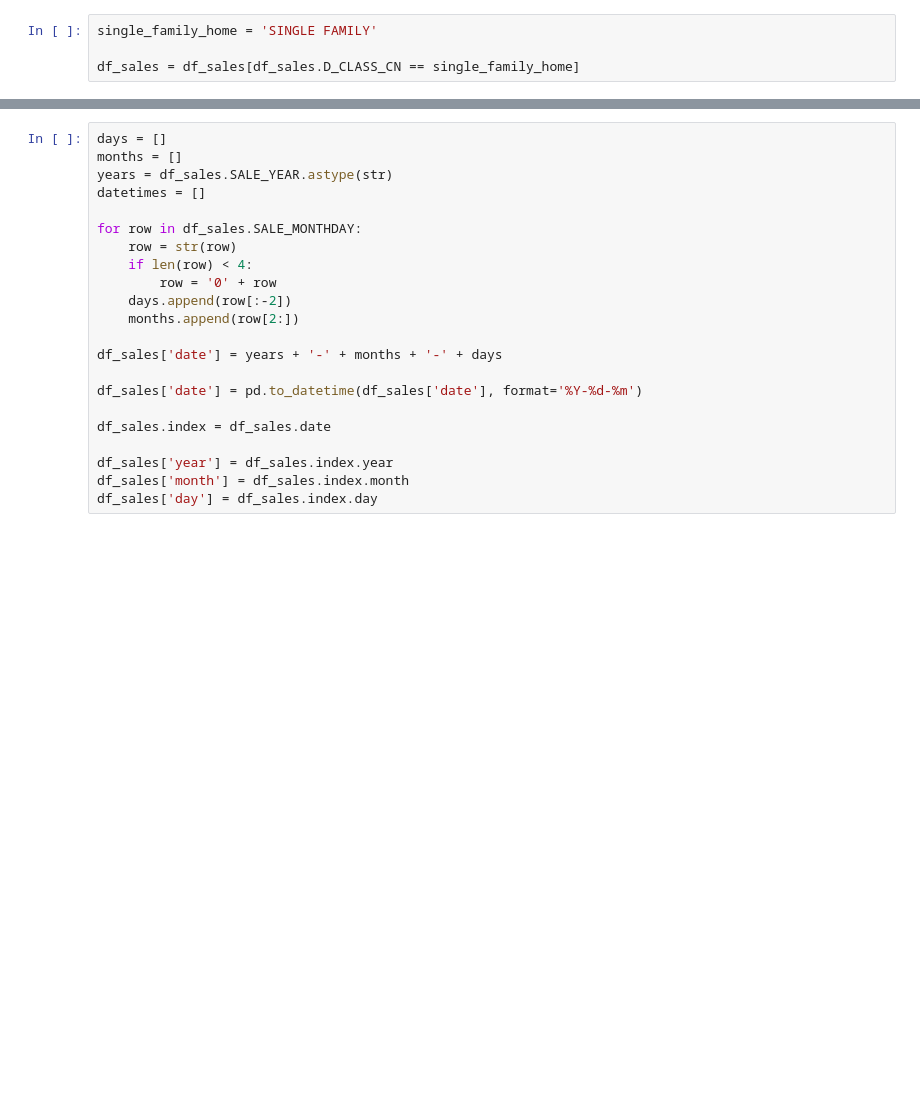
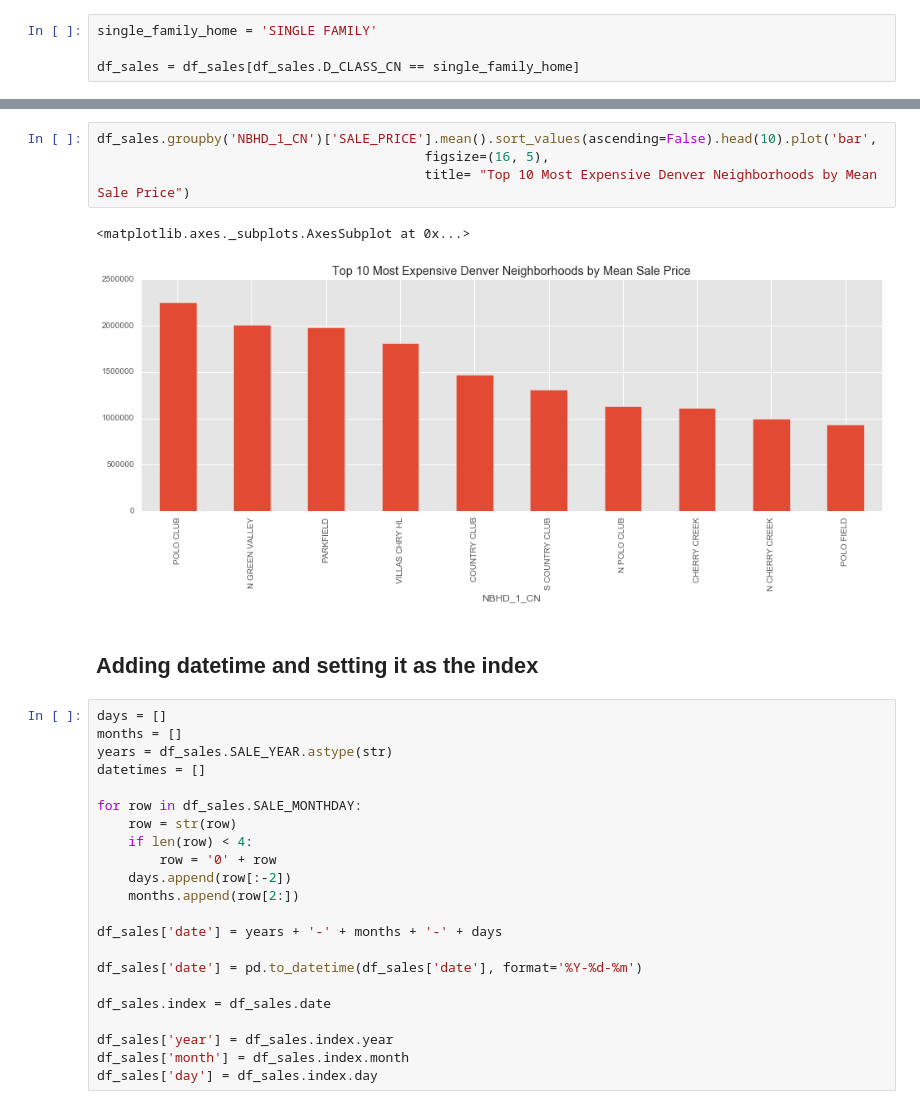
Before and after one commit to trcasey/datascience, a Jupyter notebook: 4.1 Data Story.ipynb, the cells around one changed output, grey strips where cells are left out. Cells and saved outputs as stored; diff of their text form; blank space fills up the shorter version.

```diff
--- a/4.1 Data Story.ipynb
+++ b/4.1 Data Story.ipynb
@@ -51,3 +58,12 @@ df_sales.groupby('SALE_YEAR').size().plot('bar',
+# %%
+df_sales.groupby('NBHD_1_CN')['SALE_PRICE'].mean().sort_values(ascending=False).head(10).plot('bar',
+                                          figsize=(16, 5),
+                                          title= "Top 10 Most Expensive Denver Neighborhoods by Mean Sale Price")
+# %% [output]
+<matplotlib.axes._subplots.AxesSubplot at 0x...>
+[figure, added]
+# %% [markdown]
+## Adding datetime and setting it as the index
 # %%
 days = []
 months = []
```
Also changed, not shown: parts of 7 cells of this notebook, 1 other file.
